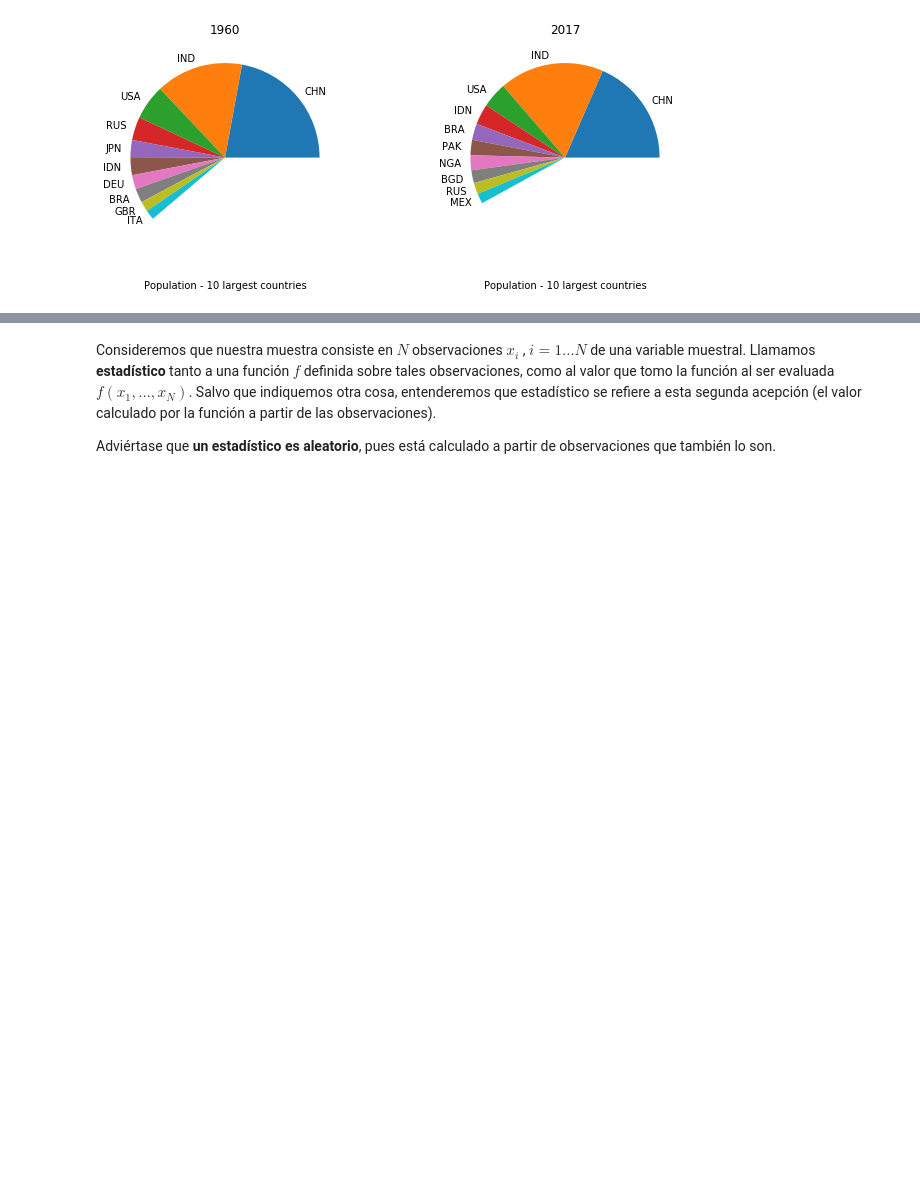
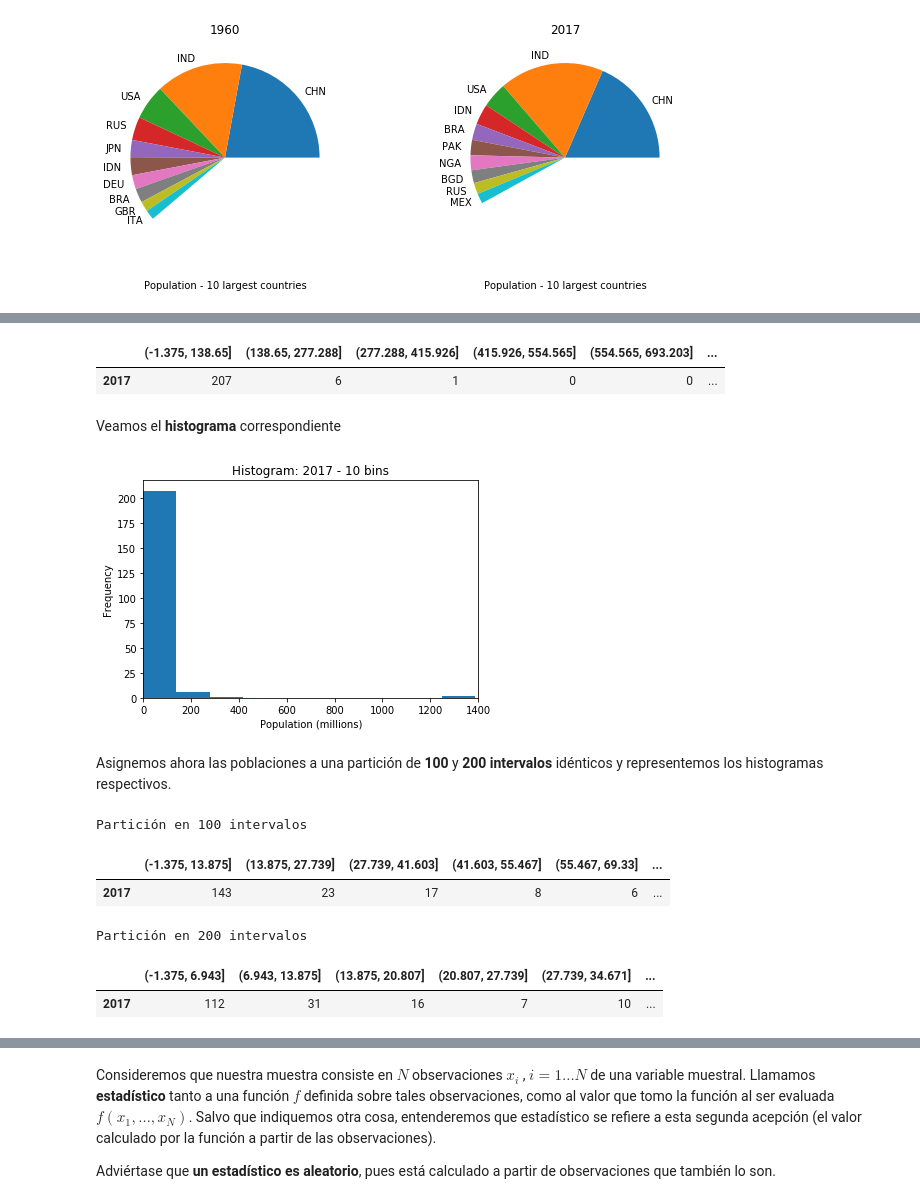
Before and after one commit to jruizalz/EPE-ULPGC, a Jupyter notebook: Bloque_1/1.AnalisisExploratorioDatos.ipynb, the cells around one changed output, grey strips where cells are left out. Cells and saved outputs as stored; diff of their text form; code cells hidden in the pictures; blank space fills up the shorter version.

Commit message:
actualizado I.1 con histogramas y cuartiles

```diff
--- a/Bloque_1/1.AnalisisExploratorioDatos.ipynb
+++ b/Bloque_1/1.AnalisisExploratorioDatos.ipynb
@@ -393,0 +434,29 @@ plt.tight_layout()
+# %%
+
+pd.DataFrame(pd.cut(popul_countries['2017'],10).value_counts(sort=False)).T
+# %% [output]
+|  | (-1.375, 138.65] | (138.65, 277.288] | (277.288, 415.926] | (415.926, 554.565] | (554.565, 693.203] | ... |
+| 2017 | 207 | 6 | 1 | 0 | 0 | ... |
+# %% [markdown]
+Veamos el **histograma** correspondiente
+# %%
+popul_countries['2017'].plot.hist(bins=10)
+plt.xlabel('Population (millions)'), plt.xlim(0,1400), plt.title('Histogram: 2017 - 10 bins');
+# %% [output]
+[figure, added]
+# %% [markdown]
+Asignemos ahora las poblaciones a una partición de **100** y **200 intervalos** idénticos y representemos los histogramas respectivos.
+# %%
+print('Partición en 100 intervalos')
+pd.DataFrame(pd.cut(popul_countries['2017'],100).value_counts(sort=False)).T
+# %% [output]
+Partición en 100 intervalos
+|  | (-1.375, 13.875] | (13.875, 27.739] | (27.739, 41.603] | (41.603, 55.467] | (55.467, 69.33] | ... |
+| 2017 | 143 | 23 | 17 | 8 | 6 | ... |
+# %%
+print('Partición en 200 intervalos')
+pd.DataFrame(pd.cut(popul_countries['2017'],200).value_counts(sort=False)).T
+# %% [output]
+Partición en 200 intervalos
+|  | (-1.375, 6.943] | (6.943, 13.875] | (13.875, 20.807] | (20.807, 27.739] | (27.739, 34.671] | ... |
+| 2017 | 112 | 31 | 16 | 7 | 10 | ... |
```
Also changed, not shown: parts of 30 cells of this notebook, 1 other file.
